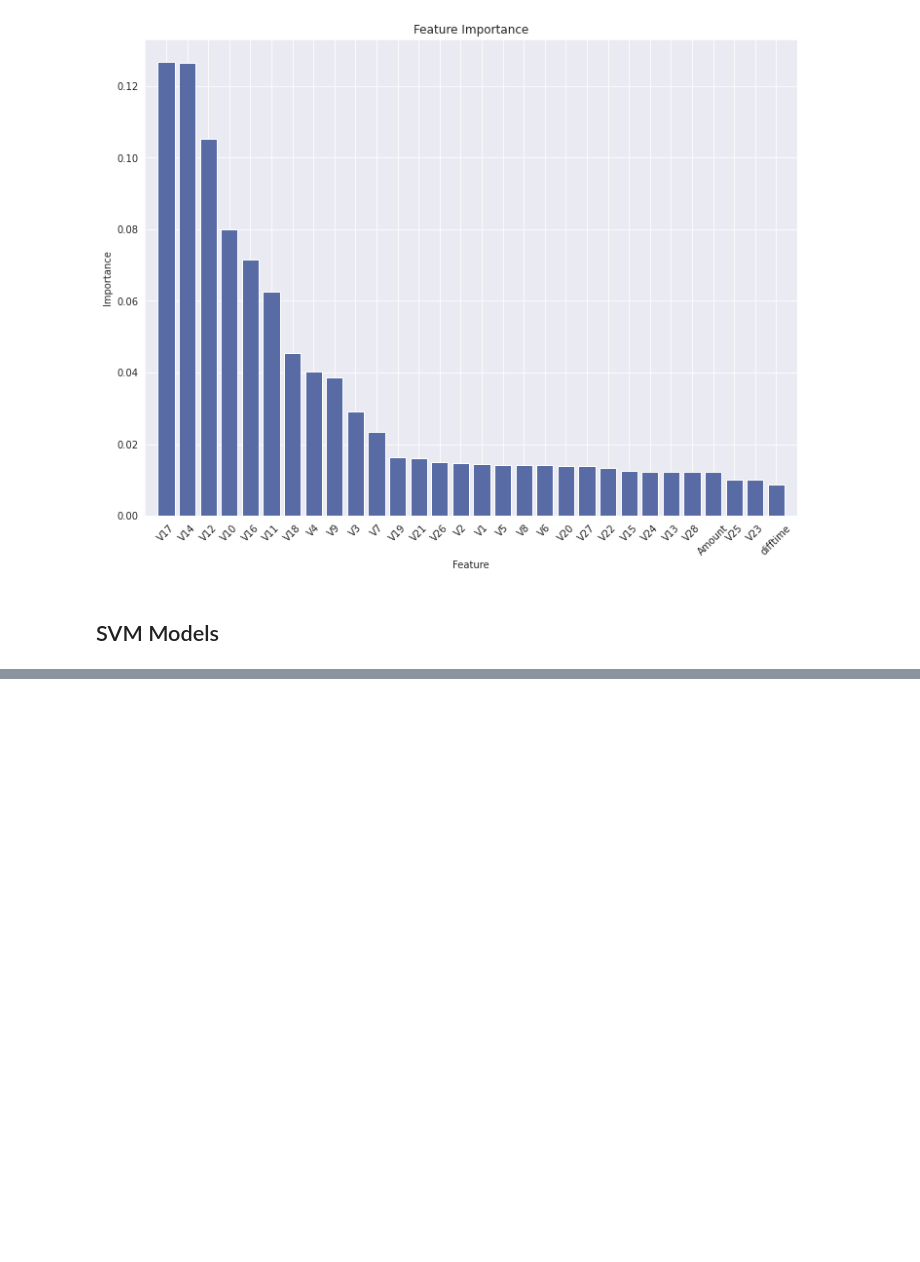
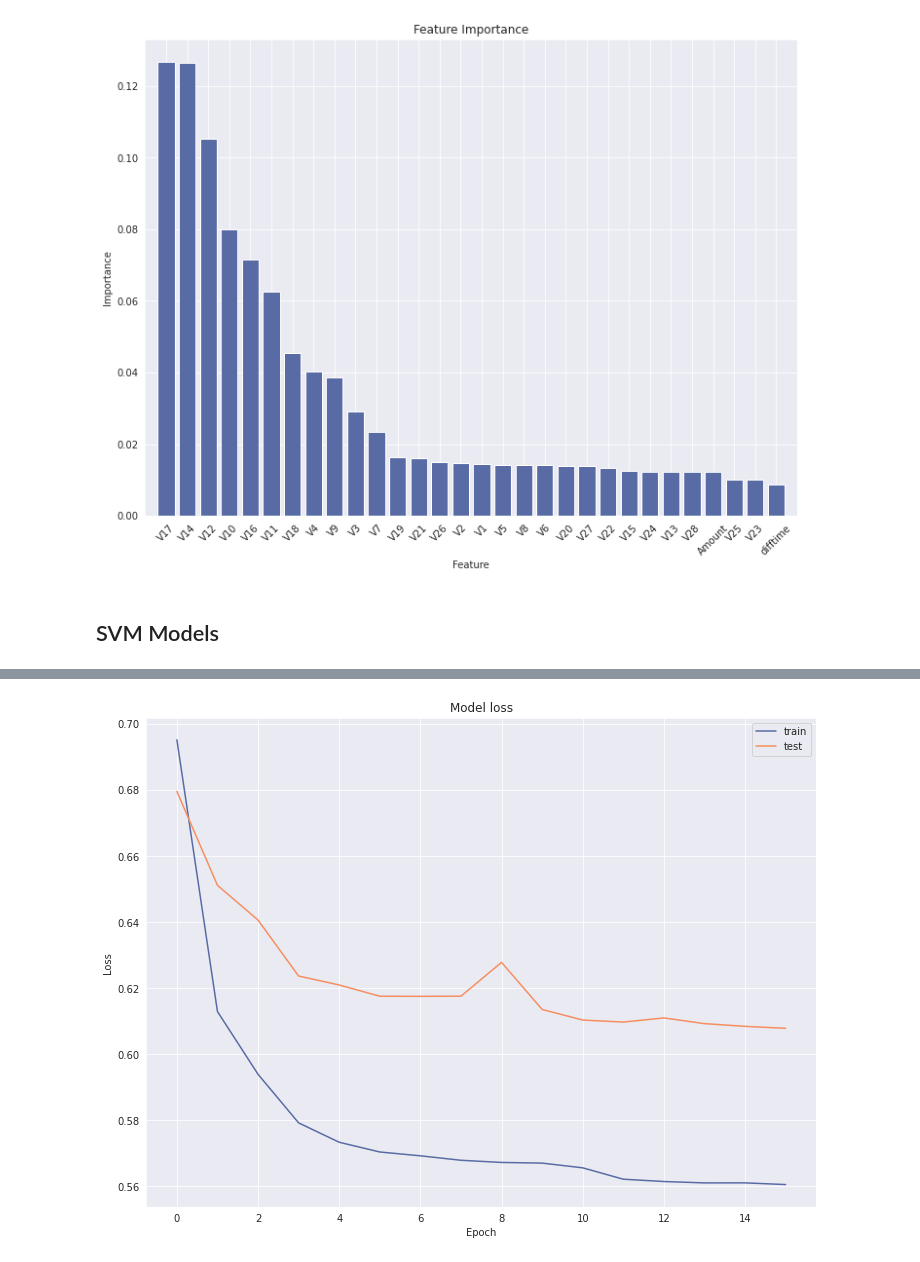
Before and after one commit to TheodorIvanov/Summer_Project, a Jupyter notebook: summer_project_combined.ipynb, the cells around one changed output, grey strips where cells are left out. Saved outputs shown, nothing was run; the diff lists cells and outputs as text; code cells hidden in the pictures; blank space fills up the shorter version.

```diff
--- a/summer_project_combined.ipynb
+++ b/summer_project_combined.ipynb
@@ -456,0 +460,89 @@ weighted avg       1.00      1.00      1.00     56962
+# %%
+# Splitting the data
+
+train, test = train_test_split(scaled, test_size = 0.2, random_state = seed)
+
+X_train = (train[train.Class == 0]).drop(['Class'], axis = 1) # using only the cleared transactions for training
+X_test = test.drop(['Class'], axis=1)
+y_test = test['Class']
+
+input_dim = X_train.shape[1] # input dimensions for the neural networks
+
+layer1 = X_train.shape[1]
+layer2 = (layer1-2)
+latent = (layer2-2)
+
+#latent = 9 # dimension of the latent vector
+
+batch_size = 128
+epochs = 100
+
+# Defining the Model
+
+inputs = Input(shape=(input_dim,), name = 'input_encoder')
+
+encoder = Dense(layer1, activation='relu')(inputs) #18
+encoder = Dense(layer2, activation='relu')(encoder) #12
+
+bottleneck  = Dense(latent, activation='relu')(encoder)
+
+decoder = Dense(layer2, activation='relu')(bottleneck)
+decoder = Dense(layer1, activation='relu')(decoder)
+decoder = Dense(input_dim, activation='relu')(decoder)
+
+autoencoder_1 = Model(inputs,decoder)
+# autoencoder_1.summary()
+# keras.utils.plot_model(autoencoder_1, show_shapes=True)
+
+# Compiling the model
+
+autoencoder_1.compile(optimizer=keras.optimizers.Adam(),
+                      loss = losses.mean_squared_error,
+                      metrics = ['mae','accuracy'])
+
+# Early Stopper
+
+stopper = EarlyStopping(monitor = 'val_loss',
+                        min_delta = 0.005,
+                        verbose = 1,
+                        patience = 5,
+                        restore_best_weights = True)
+
+# Training
+
+history = autoencoder_1.fit(X_train, X_train,
+                            batch_size = batch_size,
+                            epochs = epochs,
+                            verbose = 2,
+                            validation_data = (X_test, X_test),
+                            callbacks = [stopper])
+
+LossGraph(history)
+
+# Predicting
+
+predictions = autoencoder_1.predict(X_test)
+
+# Reconstruction error (RMSE)
+
+rmse = np.sqrt(np.mean(np.power(X_test - predictions, 2), axis = 1))
+
+# Reconstructed data
+
+reconstructed = pd.DataFrame({'rec_error': rmse,'true_class': y_test})
+
+frauds = reconstructed[reconstructed.true_class == 1].drop('true_class', axis = 1)
+cleared = reconstructed[reconstructed.true_class == 0].drop('true_class', axis = 1)
+
+# Predicting the class using the threshtold
+
+threshold = 5
+
+reconstructed['pred_class'] = 0
+reconstructed.pred_class[reconstructed.rec_error > threshold] = 1
+
+# Model Performance
+
+ReconstructionScatter(cleared, frauds, threshold = threshold)
+ModelPerformance(X_test, y_test, reconstructed.pred_class)
+# %% [output]
@@ -456,0 +566 @@ weighted avg       1.00      1.00      1.00     56962
+[figure, added]
```
Also changed, not shown: parts of 5 cells of this notebook.
